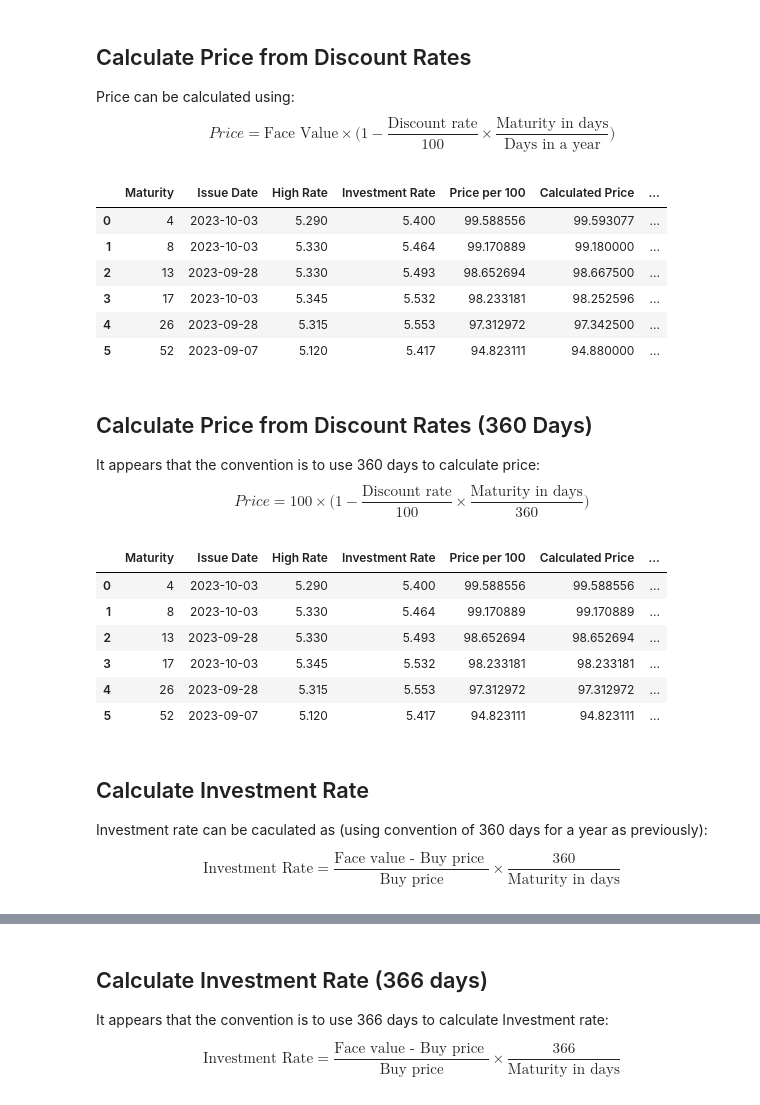
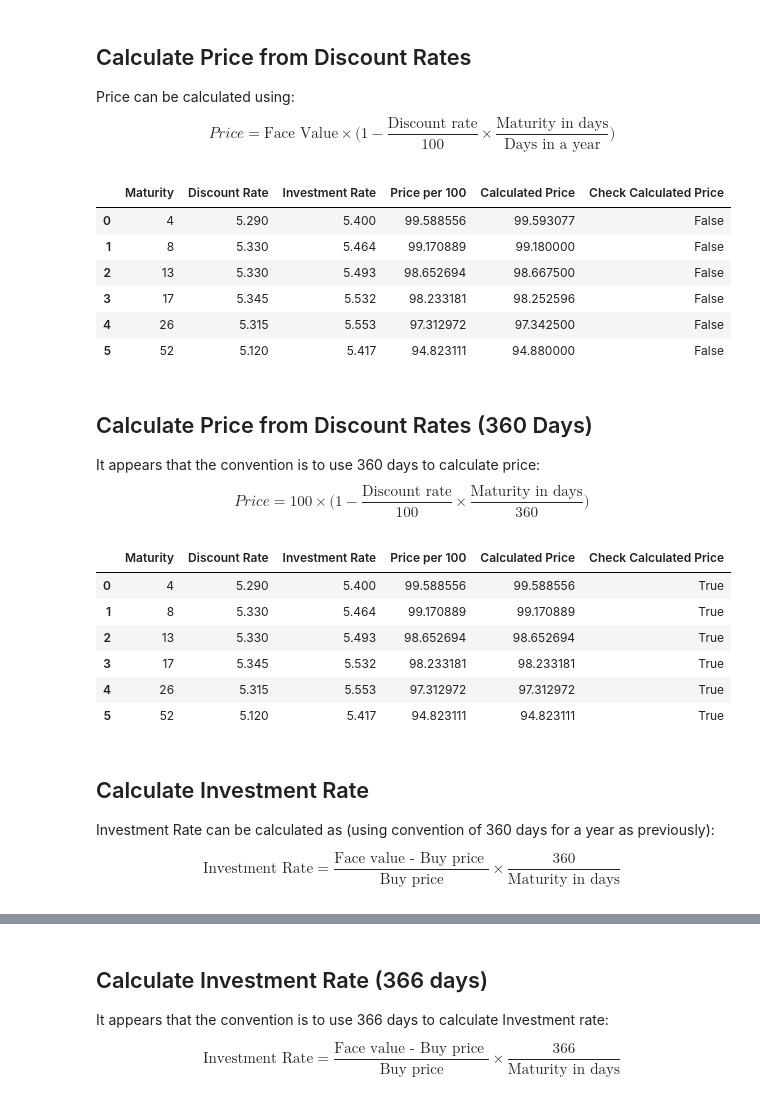
Before and after one commit to aniliitb10/BondMath, a Jupyter notebook: TBills (Price and Investment Rate).ipynb, the cells around one changed output, grey strips where cells are left out. Drawn from its saved outputs; the diff is of its cells as text; code cells hidden in the pictures.

```diff
--- a/TBills (Price and Investment Rate).ipynb
+++ b/TBills (Price and Investment Rate).ipynb
@@ -53,16 +53,18 @@ Doing the bond math, fund manager expects a higher return on Certificate of Depo
 import pandas as pd
 import numpy as np
 # %%
-def get_df_from_auction_string(auction_str: str) -> pd.DataFrame:
-    rows = t_bill_auction.replace('\t', ',').replace('%', '').replace('$', '').replace('-Week', '').split('\n')
+def get_df_from_auction_string(t_bill_auction_str: str) -> pd.DataFrame:
+    # all values will now be ',' separated
+    rows = t_bill_auction_str.replace('\t', ',').replace('%', '').replace('$', '').replace('-Week', '').split('\n')
     rows  = [row for row in rows if row]
 
-    data = [row.split(',') for row in rows]
-    df = pd.DataFrame(columns=[col.strip() for col in data[0]], data=data[1:])
-    df = df.astype({"Bills" : 'int64', "Issue Date":'datetime64[ns]', 'High Rate': 'float64',
-                    'Investment Rate': 'float64', 'Price per 100': 'float64'})
-    df.rename(columns={'Bills': 'Maturity'}, inplace=True)
-    return df
+    # split these ',' separated values form columns
+    split_data = [row.split(',') for row in rows]
+    split_df = pd.DataFrame(columns=[col.strip() for col in split_data[0]], data=split_data[1:])
+    split_df = split_df.astype({"Bills" : 'int64', 'High Rate': 'float64', 'Investment Rate': 'float64', 'Price per 100': 'float64'})
+    split_df.rename(columns={'Bills': 'Maturity', 'High Rate': 'Discount Rate'}, inplace=True)
+    split_df = split_df.loc[:, ['Maturity', 'Discount Rate', 'Investment Rate', 'Price per 100']]
+    return split_df
 # %%
 t_bill_auction = """
 Bills 	CMB 	CUSIP 	Issue Date 	High Rate 	Investment Rate 	Price per $100
@@ -102,17 +101,17 @@ $$
 Price = \text{Face Value} \times \bigg(1 - \frac {\text{Discount rate}}{100} \times \frac{\text {Maturity in days}}{\text {Days in a year}}\bigg)
 $$
 # %%
-df['Calculated Price'] = 100 * (1 - (df['High Rate'] / 100 ) * (df['Maturity'] / 52))
-df['Check Caclulated Price'] =  np.isclose(df['Price per 100'], df['Calculated Price'], atol=0.001)
-df.loc[:, ['Maturity', 'Issue Date', 'High Rate', 'Investment Rate', 'Price per 100', 'Calculated Price','Check Caclulated Price']]
+df['Calculated Price'] = 100 * (1 - (df['Discount Rate'] / 100 ) * (df['Maturity'] / 52))
+df['Check Calculated Price'] =  np.isclose(df['Price per 100'], df['Calculated Price'], atol=0.001)
+df
 # %% [output]
-|  | Maturity | Issue Date | High Rate | Investment Rate | Price per 100 | Calculated Price | ... |
-| 0 | 4 | 2023-10-03 | 5.290 | 5.400 | 99.588556 | 99.593077 | ... |
-| 1 | 8 | 2023-10-03 | 5.330 | 5.464 | 99.170889 | 99.180000 | ... |
-| 2 | 13 | 2023-09-28 | 5.330 | 5.493 | 98.652694 | 98.667500 | ... |
-| 3 | 17 | 2023-10-03 | 5.345 | 5.532 | 98.233181 | 98.252596 | ... |
-| 4 | 26 | 2023-09-28 | 5.315 | 5.553 | 97.312972 | 97.342500 | ... |
-| 5 | 52 | 2023-09-07 | 5.120 | 5.417 | 94.823111 | 94.880000 | ... |
+|  | Maturity | Discount Rate | Investment Rate | Price per 100 | Calculated Price | Check Calculated Price |
+| 0 | 4 | 5.290 | 5.400 | 99.588556 | 99.593077 | False |
+| 1 | 8 | 5.330 | 5.464 | 99.170889 | 99.180000 | False |
+| 2 | 13 | 5.330 | 5.493 | 98.652694 | 98.667500 | False |
+| 3 | 17 | 5.345 | 5.532 | 98.233181 | 98.252596 | False |
+| 4 | 26 | 5.315 | 5.553 | 97.312972 | 97.342500 | False |
+| 5 | 52 | 5.120 | 5.417 | 94.823111 | 94.880000 | False |
 # %% [markdown]
 ## Calculate Price from Discount Rates (360 Days)
 It appears that the convention is to use 360 days to calculate price:
@@ -120,20 +119,20 @@ $$
 Price = 100 \times \bigg(1 - \frac {\text{Discount rate}}{100} \times \frac{\text {Maturity in days}}{360}\bigg)
 $$
 # %%
-df['Calculated Price'] = 100 * (1 - (df['High Rate'] / 100 ) * (df['Maturity'] * 7 / 360))
-df['Check Caclulated Price'] =  np.isclose(df['Price per 100'], df['Calculated Price'], atol=0.001)
-df.loc[:, ['Maturity', 'Issue Date', 'High Rate', 'Investment Rate', 'Price per 100', 'Calculated Price','Check Caclulated Price']]
+df['Calculated Price'] = 100 * (1 - (df['Discount Rate'] / 100 ) * (df['Maturity'] * 7 / 360))
+df['Check Calculated Price'] =  np.isclose(df['Price per 100'], df['Calculated Price'], atol=0.001)
+df
 # %% [output]
-|  | Maturity | Issue Date | High Rate | Investment Rate | Price per 100 | Calculated Price | ... |
-| 0 | 4 | 2023-10-03 | 5.290 | 5.400 | 99.588556 | 99.588556 | ... |
-| 1 | 8 | 2023-10-03 | 5.330 | 5.464 | 99.170889 | 99.170889 | ... |
-| 2 | 13 | 2023-09-28 | 5.330 | 5.493 | 98.652694 | 98.652694 | ... |
-| 3 | 17 | 2023-10-03 | 5.345 | 5.532 | 98.233181 | 98.233181 | ... |
-| 4 | 26 | 2023-09-28 | 5.315 | 5.553 | 97.312972 | 97.312972 | ... |
-| 5 | 52 | 2023-09-07 | 5.120 | 5.417 | 94.823111 | 94.823111 | ... |
+|  | Maturity | Discount Rate | Investment Rate | Price per 100 | Calculated Price | Check Calculated Price |
+| 0 | 4 | 5.290 | 5.400 | 99.588556 | 99.588556 | True |
+| 1 | 8 | 5.330 | 5.464 | 99.170889 | 99.170889 | True |
+| 2 | 13 | 5.330 | 5.493 | 98.652694 | 98.652694 | True |
+| 3 | 17 | 5.345 | 5.532 | 98.233181 | 98.233181 | True |
+| 4 | 26 | 5.315 | 5.553 | 97.312972 | 97.312972 | True |
+| 5 | 52 | 5.120 | 5.417 | 94.823111 | 94.823111 | True |
 # %% [markdown]
 ## Calculate Investment Rate
-Investment rate can be caculated as (using convention of 360 days for a year as previously):
+Investment Rate can be calculated as (using convention of 360 days for a year as previously):
 
 $$
 \text {Investment Rate} = \frac {\text {Face value - Buy price }}{\text {Buy price}} \times \frac {360}{\text {Maturity in days}}
```
Also changed, not shown: parts of 8 cells of this notebook, 9 other files.
